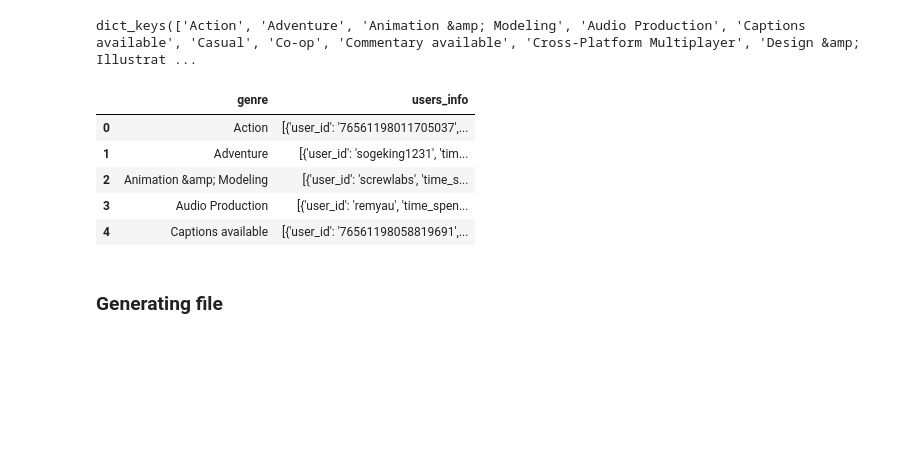
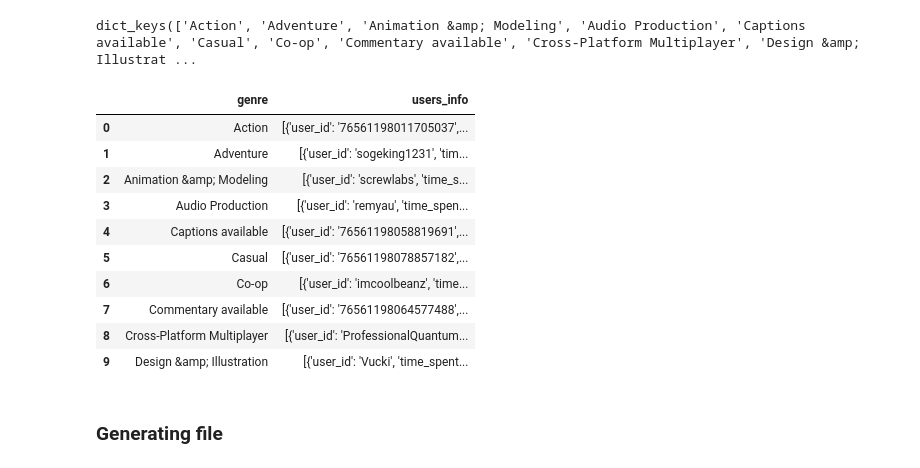
Before and after one commit to ronniefuertes/game-recommendation-system, a Jupyter notebook: eda/data_analysis.ipynb, the cells around one changed output. Cells and saved outputs as stored; diff of their text form; code cells hidden in the pictures; blank space fills up the shorter version.

```diff
--- a/eda/data_analysis.ipynb
+++ b/eda/data_analysis.ipynb
@@ -231,0 +258,13 @@ Sentiment analysis of review
+# %%
+# Step 1: Convert lists to strings
+user_items_2['item_name_str'] = user_items_2['item_name'].apply(lambda x: ' '.join(x))
+
+# Step 2: Generate the word cloud
+wordcloud_games = WordCloud(width=800, height=400, background_color='white').generate(' '.join(user_items_2['item_name_str']))
+
+# Display the word cloud using matplotlib
+plt.figure(figsize=(10, 5))
+plt.imshow(wordcloud_games, interpolation='bilinear')
+plt.axis('off')  # Remove axes
+plt.title('Word Cloud of Game Names in Inventory')
+plt.show()
@@ -1008,14 +1103,19 @@ dict_keys(['Action', 'Adventure', 'Animation &amp; Modeling', 'Audio Production'
 # Convert the dictionary to a DataFrame
 users_dataframe_4 = pd.DataFrame(list(user_data_result.items()), columns=['genre', 'users_info'])
 # %%
-users_dataframe_4.head()
+users_dataframe_4.head(10)
 # %% [output]
 |  | genre | users_info |
 | 0 | Action | [{'user_id': '76561198011705037',... |
 | 1 | Adventure | [{'user_id': 'sogeking1231', 'tim... |
 | 2 | Animation &amp; Modeling | [{'user_id': 'screwlabs', 'time_s... |
 | 3 | Audio Production | [{'user_id': 'remyau', 'time_spen... |
 | 4 | Captions available | [{'user_id': '76561198058819691',... |
+| 5 | Casual | [{'user_id': '76561198078857182',... |
+| 6 | Co-op | [{'user_id': 'imcoolbeanz', 'time... |
+| 7 | Commentary available | [{'user_id': '76561198064577488',... |
+| 8 | Cross-Platform Multiplayer | [{'user_id': 'ProfessionalQuantum... |
+| 9 | Design &amp; Illustration | [{'user_id': 'Vucki', 'time_spent... |
 # %% [markdown]
 ### Generating file
 # %%
```
Also changed, not shown: parts of 45 cells of this notebook, 2 other files.
